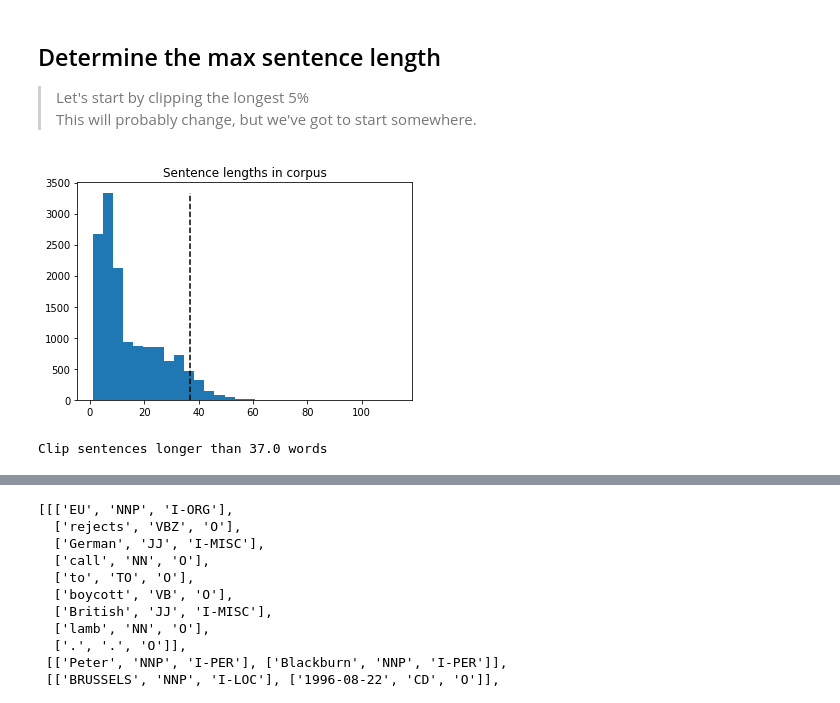
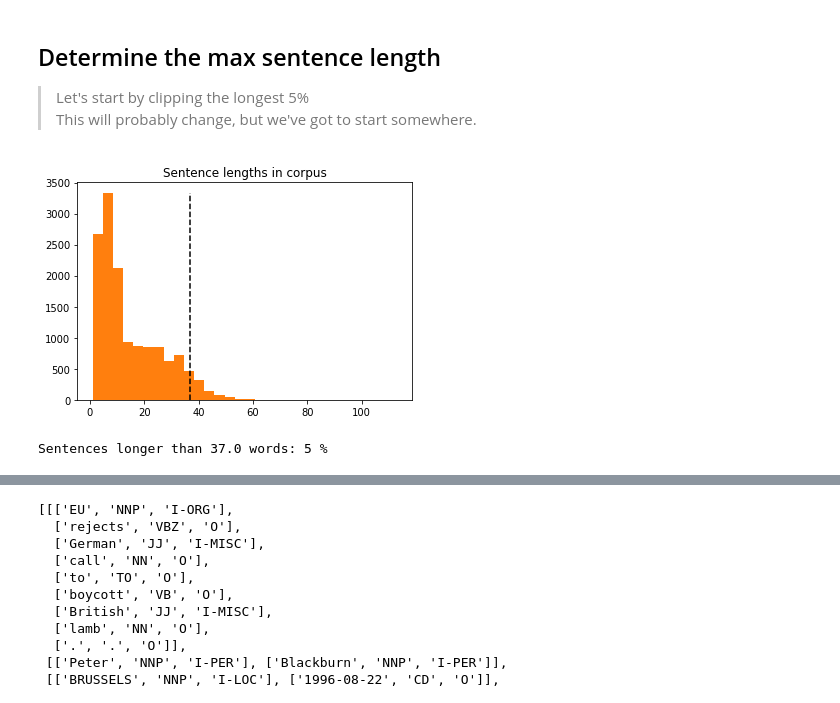
Before and after one commit to DataDaveH/capsnet_NLP, a Jupyter notebook: models.ipynb, the cells around one changed output, grey strips where cells are left out. Saved outputs shown, nothing was run; the diff lists cells and outputs as text; code cells hidden in the pictures.

```diff
--- a/models.ipynb
+++ b/models.ipynb
@@ -105,16 +105,17 @@ trainLens = np.array([ len(s) for s in trainSentences])
 # %%
 from matplotlib import pyplot as plt
 clipPct = 5
 
 maxLen = np.percentile(trainLens, 100 - clipPct)
 histLens = plt.hist(trainLens, bins=30)
 plt.vlines( maxLen, 0, max(histLens[0]), linestyles="dashed")
 plt.title("Sentence lengths in corpus")
+plt.hist(trainLens, bins=30)
 plt.show()
-print( "Clip sentences longer than", maxLen, "words")
+print( "Sentences longer than", maxLen, "words:", clipPct, "%")
 # %% [output]
-[figure, old version]
+[figure, new version]
-Clip sentences longer than 37.0 words
+Sentences longer than 37.0 words: 5 %
 # %%
 print(histLens)
 print( "Max sentence length: ", max(trainLens))
```
Also changed, not shown: parts of 28 cells of this notebook, 2 other files.
